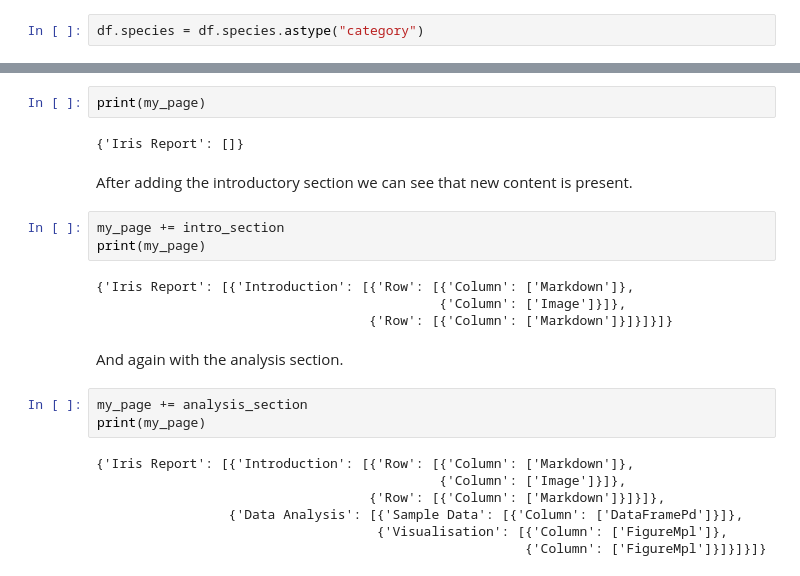
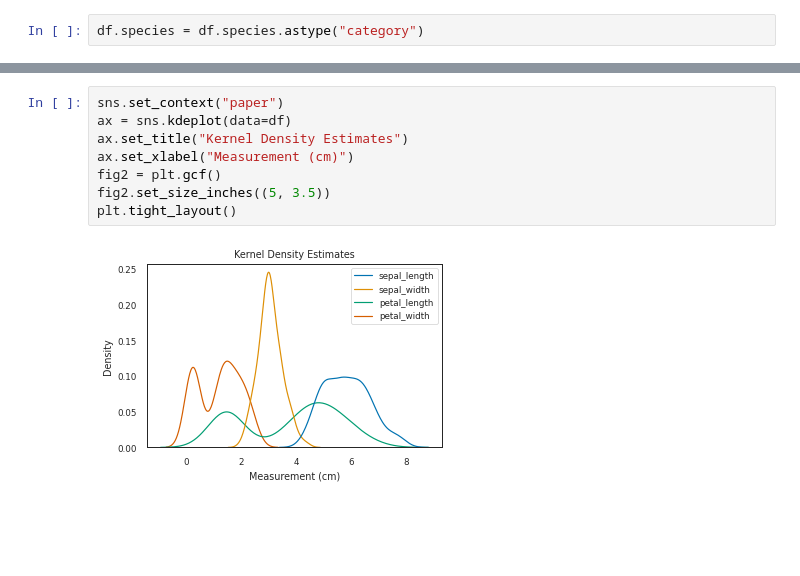
Before and after one commit to domvwt/esparto, a Jupyter notebook: docs/examples/iris-report.ipynb, the cells around one changed output, grey strips where cells are left out. Saved outputs shown, nothing was run; the diff lists cells and outputs as text; blank space fills up the shorter version.

```diff
--- a/docs/examples/iris-report.ipynb
+++ b/docs/examples/iris-report.ipynb
@@ -257,25 +177,10 @@ First, let's check the initial page structure. It's currently empty.
-# %%
-print(my_page)
-# %% [output]
-{'Iris Report': []}
-# %% [markdown]
-After adding the introductory section we can see that new content is present.
-# %%
-my_page += intro_section
-print(my_page)
-# %% [output]
-{'Iris Report': [{'Introduction': [{'Row': [{'Column': ['Markdown']},
-                                            {'Column': ['Image']}]},
-                                   {'Row': [{'Column': ['Markdown']}]}]}]}
-# %% [markdown]
-And again with the analysis section.
-# %%
-my_page += analysis_section
-print(my_page)
-# %% [output]
-{'Iris Report': [{'Introduction': [{'Row': [{'Column': ['Markdown']},
-                                            {'Column': ['Image']}]},
-                                   {'Row': [{'Column': ['Markdown']}]}]},
-                 {'Data Analysis': [{'Sample Data': [{'Column': ['DataFramePd']}]},
-                                    {'Visualisation': [{'Column': ['FigureMpl']},
-                                                       {'Column': ['FigureMpl']}]}]}]}
+# %%
+sns.set_context("paper")
+ax = sns.kdeplot(data=df)
+ax.set_title("Kernel Density Estimates")
+ax.set_xlabel("Measurement (cm)")
+fig2 = plt.gcf()
+fig2.set_size_inches((5, 3.5))
+plt.tight_layout()
+# %% [output]
+[figure, added]
```
Also changed, not shown: parts of 55 cells of this notebook, 19 other files.
